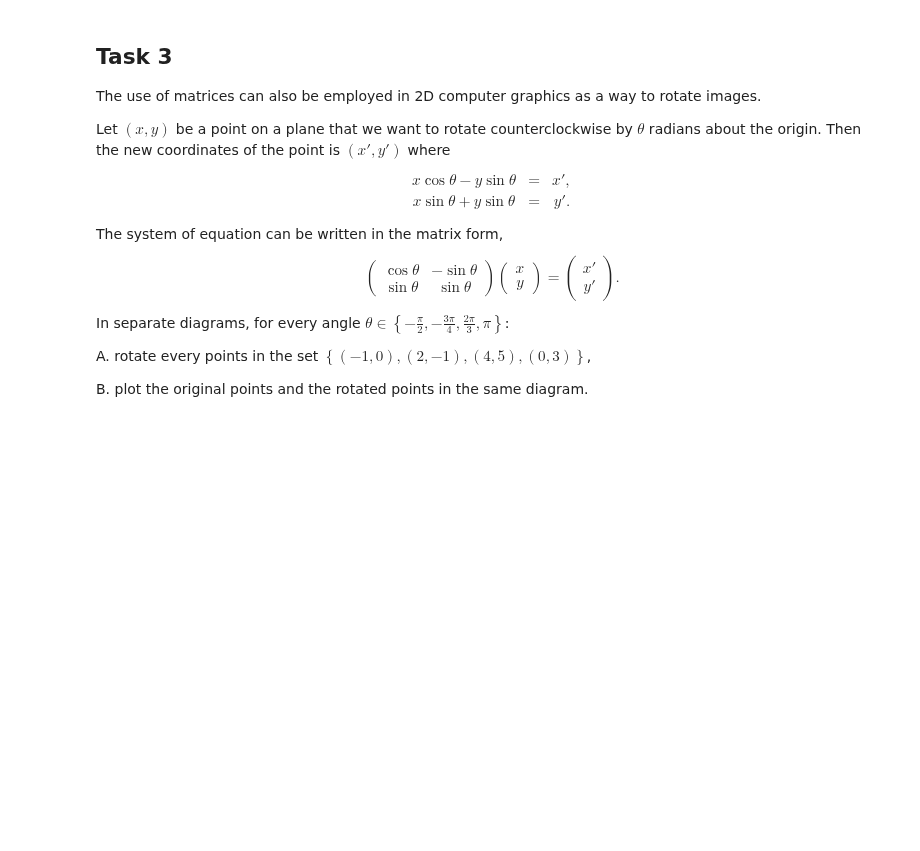
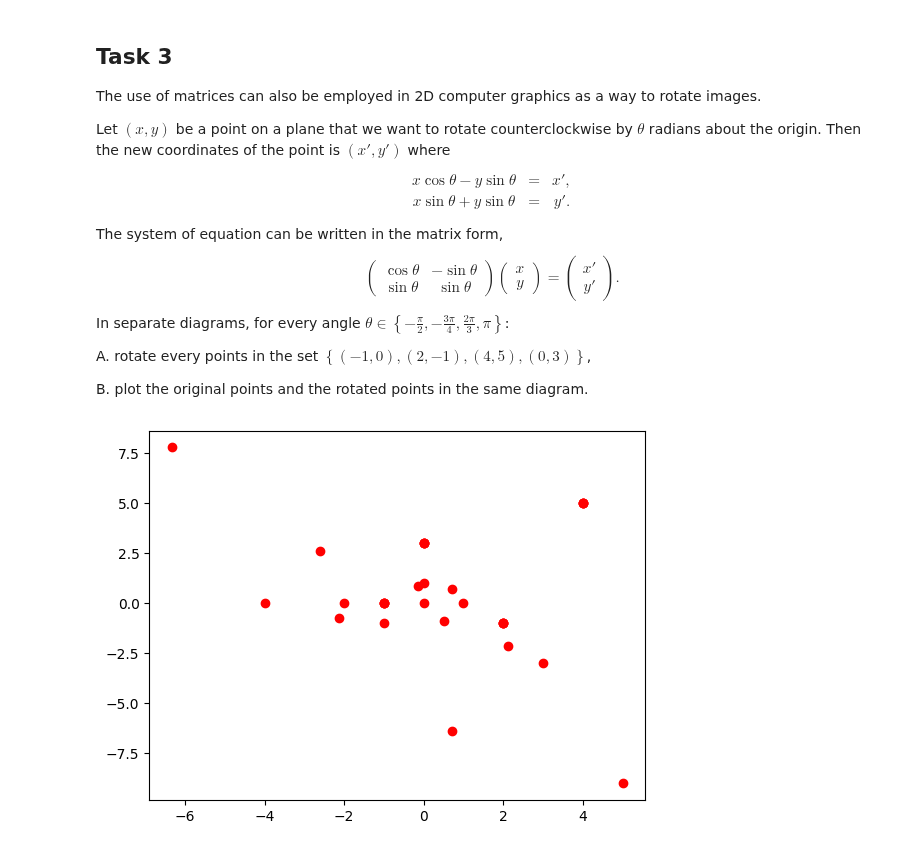
Before and after one commit to ffgtfgh53/Computing_Materials, a Jupyter notebook: Exercises/Exercise_09_Object_Oriented_Programming.ipynb, the cells around one changed output. Saved outputs shown, nothing was run; the diff lists cells and outputs as text; code cells hidden in the pictures; blank space fills up the shorter version.

```diff
--- a/Exercises/Exercise_09_Object_Oriented_Programming.ipynb
+++ b/Exercises/Exercise_09_Object_Oriented_Programming.ipynb
@@ -798,0 +891,34 @@ B. plot the original points and the rotated points in the same diagram.
+# %%
+from math import sin, cos, pi
+
+import matplotlib.pyplot as plt
+
+class Rotater(TwoByNMatrix):
+    def __init__(self, angle_in_radians: int|float):
+        """create a rotational matrix
+        angle should be in radians"""
+        try:
+            angle_in_radians = float(angle_in_radians)
+        except TypeError:
+            raise TypeError(f"Expected angle to be int or float, got '{type(angle_in_radians)}' instead")
+        self.__row1 = [cos(angle_in_radians), -sin(angle_in_radians)]
+        self.__row2 = [sin(angle_in_radians), sin(angle_in_radians)]
+        self.__rowlen = 2
+
+    @property
+    def row1(self): return self.__row1
+    @property
+    def row2(self): return self.__row2
+    @property
+    def rowlen(self): return self.__rowlen
+
+point_set_original = {(-1, 0), (2, -1), (4, 5), (0, 3)}
+point_set = {TwoByNMatrix([[a],[b]]) for a, b in point_set_original}
+org_x, org_y = [i[0] for i in point_set_original], [i[1] for i in point_set_original]
+for angle in {-pi/2, -3*pi/4, 2*pi/3, pi}:
+    rotater = Rotater(angle)
+    rotated_point_set = {rotater * point for point in point_set}
+    x, y = org_x+[i.row1[0] for i in rotated_point_set], org_y+[i.row2[0] for i in rotated_point_set]
+    plt.plot(x, y, 'ro')
+# %% [output]
+[figure, added]
```
Also changed, not shown: parts of 3 cells of this notebook, 1 other file.
